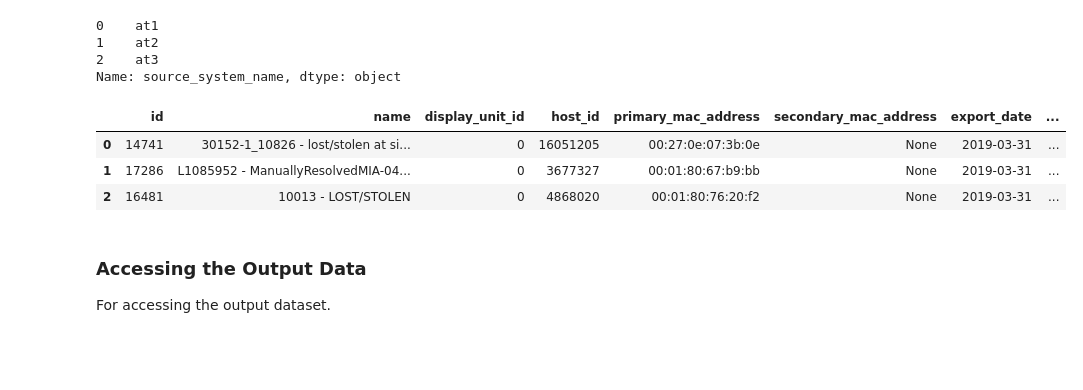
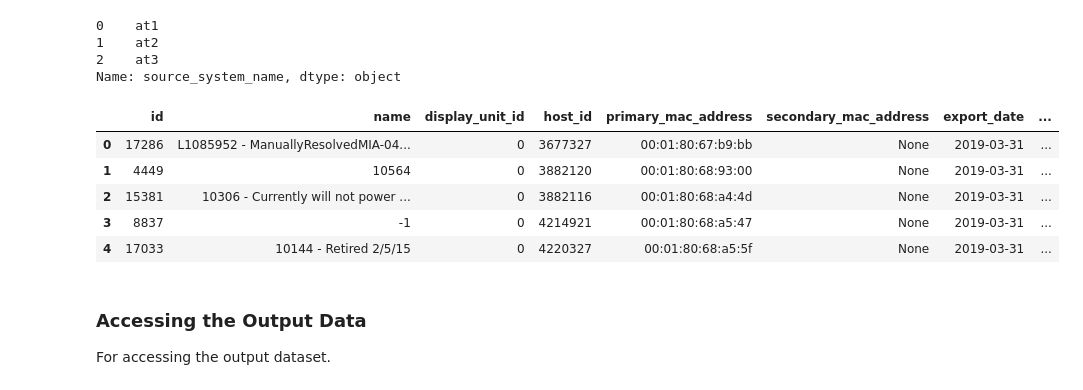
Before and after one commit to pitulujan/useful_stuff, a Jupyter notebook: working_submission.ipynb, the cells around one changed output. Cells and saved outputs as stored; diff of their text form; code cells hidden in the pictures; blank space fills up the shorter version.

```diff
--- a/working_submission.ipynb
+++ b/working_submission.ipynb
@@ -372,31 +372,36 @@ pandas_ams_cms_input_precursor = pd.DataFrame(columns=['asset_tag','source_syste
 # %%
 sql="""SELECT
                     *
 
                     FROM data_engineer.broadsign_hosts_history a
 
                         LEFT JOIN data_engineer.broadsign_monitor_polls_history b
                         ON a.host_id = b.client_resource_id
                         AND a.export_date = b.export_date
 
                                                 LEFT JOIN
                         (
                          SELECT DISTINCT TRIM(UPPER(REPLACE(mac_address,':',''))) AS mac_address,
                                          FIRST_VALUE(a.sku) OVER(PARTITION BY mac_address ORDER BY created_date DESC ROWS UNBOUNDED PRECEDING) as sku
                            FROM data_engineer.ams_sf_assets_input a
                         ) c
                         ON TRIM(UPPER(REPLACE(COALESCE(a.primary_mac_address,a.secondary_mac_address),':',''))) = c.mac_address
 
+                         LEFT JOIN data_engineer.ams_broadsign_migration_devices_history d
+                        ON a.host_id = cast(d.bs_host_id as bigint)
+                        AND a.export_date = d.export_date
 
 
-                    WHERE b.public_ip = '208.86.77.86' AND a.export_date = (SELECT value::date FROM data_engineer.ams_rules_input WHERE rule = 'Rollforward date')"""
+                    WHERE d.bs_host_id IS NULL AND a.export_date = (SELECT value::date FROM data_engineer.ams_rules_input WHERE rule = 'Rollforward date')"""
 data = sqlio.read_sql_query(sql, conn)
 data.head()
 # %% [output]
 |  | id | name | display_unit_id | host_id | primary_mac_address | secondary_mac_address | export_date | ... |
-| 0 | 14741 | 30152-1_10826 - lost/stolen at si... | 0 | 16051205 | 00:27:0e:07:3b:0e | None | 2019-03-31 | ... |
-| 1 | 17286 | L1085952 - ManuallyResolvedMIA-04... | 0 | 3677327 | 00:01:80:67:b9:bb | None | 2019-03-31 | ... |
-| 2 | 16481 | 10013 - LOST/STOLEN | 0 | 4868020 | 00:01:80:76:20:f2 | None | 2019-03-31 | ... |
+| 0 | 17286 | L1085952 - ManuallyResolvedMIA-04... | 0 | 3677327 | 00:01:80:67:b9:bb | None | 2019-03-31 | ... |
+| 1 | 4449 | 10564 | 0 | 3882120 | 00:01:80:68:93:00 | None | 2019-03-31 | ... |
+| 2 | 15381 | 10306 - Currently will not power ... | 0 | 3882116 | 00:01:80:68:a4:4d | None | 2019-03-31 | ... |
+| 3 | 8837 | -1 | 0 | 4214921 | 00:01:80:68:a5:47 | None | 2019-03-31 | ... |
+| 4 | 17033 | 10144 - Retired 2/5/15 | 0 | 4220327 | 00:01:80:68:a5:5f | None | 2019-03-31 | ... |
 # %% [markdown]
 ### Accessing the Output Data
 For accessing the output dataset.
```
Also changed, not shown: 1 other file.
